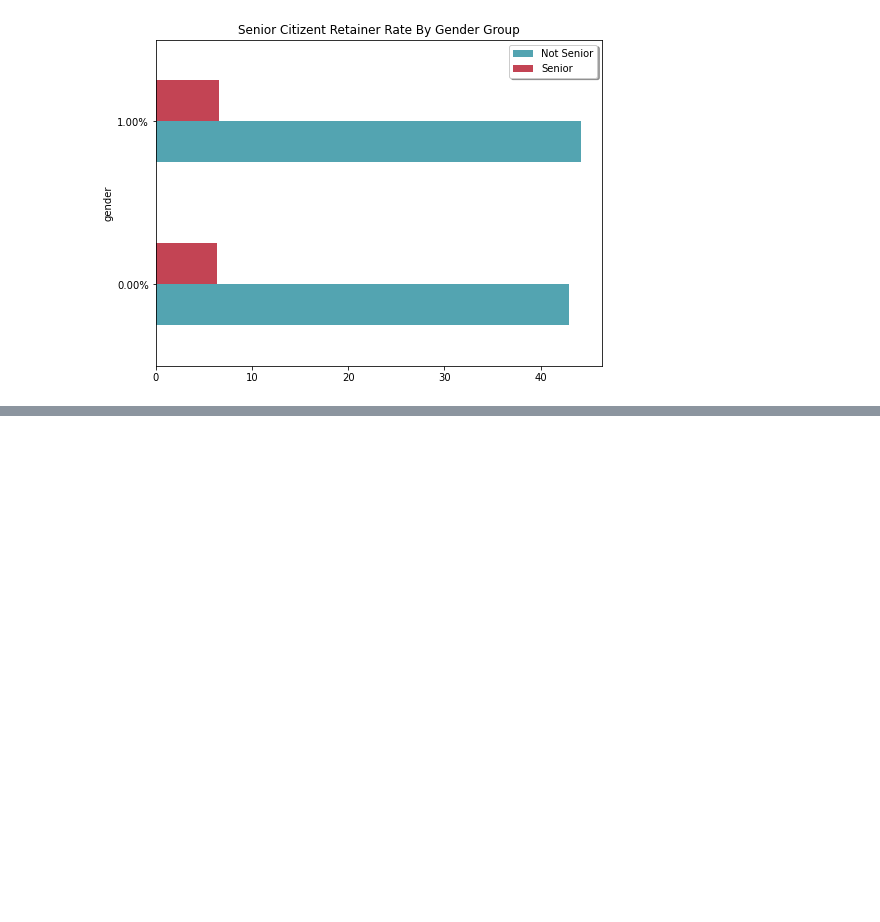
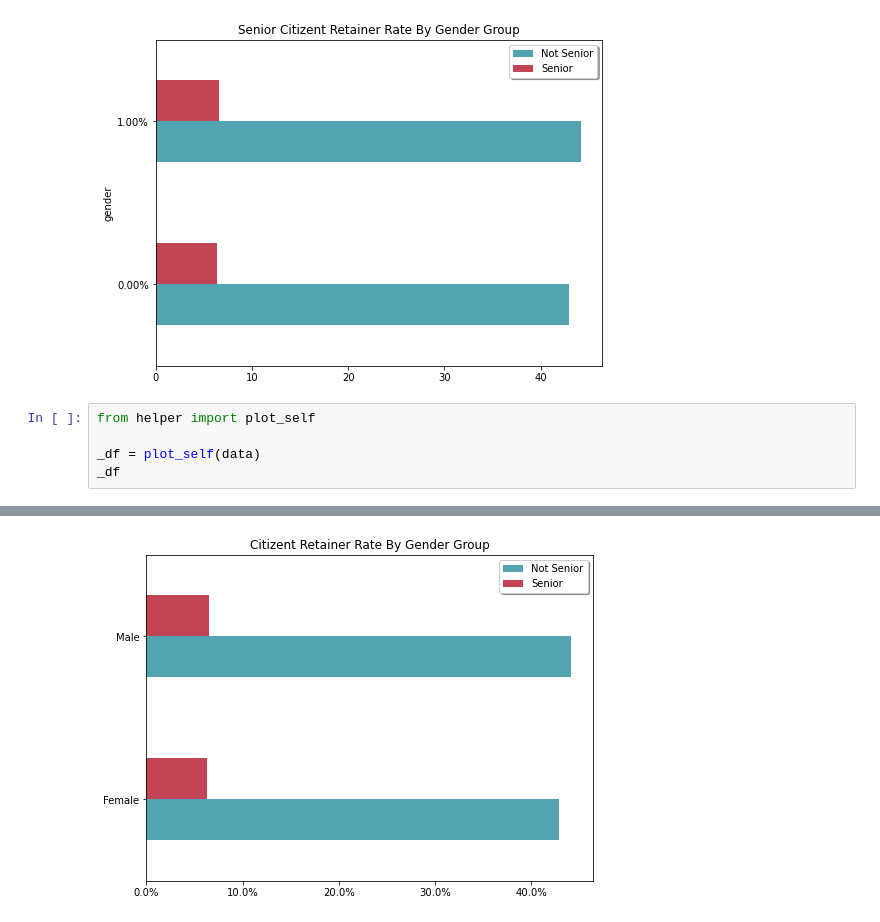
Before and after one commit to frizyrusty/TrainingCapstone, a Jupyter notebook: Customer_Churn_Analysis.ipynb, the cells around one changed output, grey strips where cells are left out. Drawn from its saved outputs; the diff is of its cells as text; blank space fills up the shorter version.

```diff
--- a/Customer_Churn_Analysis.ipynb
+++ b/Customer_Churn_Analysis.ipynb
@@ -468,3 +468,9 @@ plt.title('Citizent Retainer Rate By Gender Group')
 # %% [output]
 Text(0.5, 1.0, 'Senior Citizent Retainer Rate By Gender Group')
 [figure]
+# %%
+from helper import plot_self
+
+_df = plot_self(data)
+_df
+# %% [output]
@@ -470,0 +478 @@ Text(0.5, 1.0, 'Senior Citizent Retainer Rate By Gender Group')
+[figure, added]
```
Also changed, not shown: parts of 1 cell of this notebook, 3 other files.
